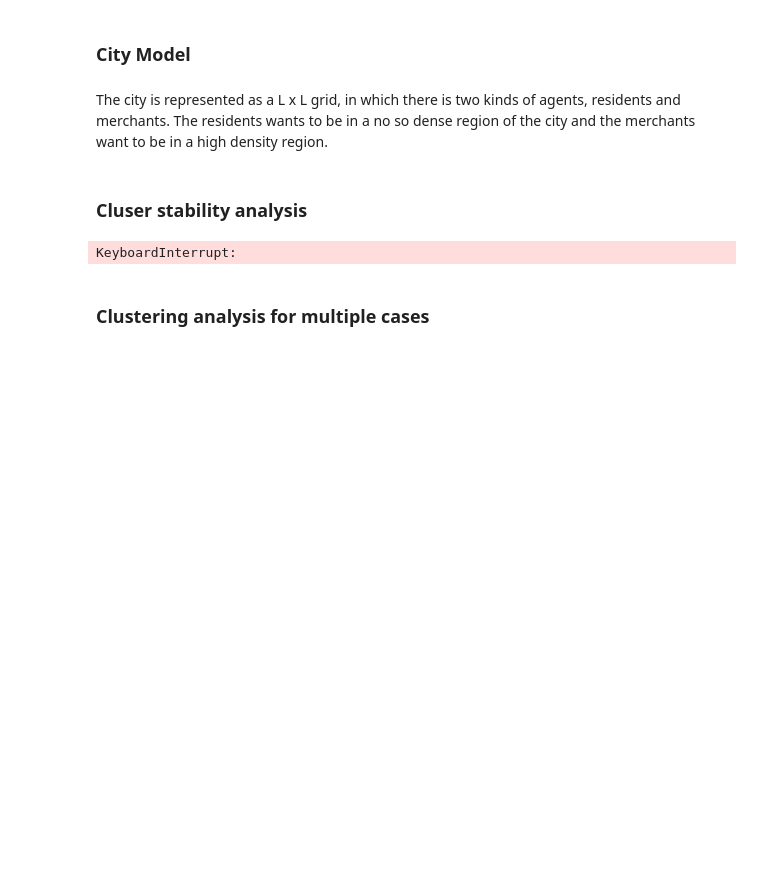
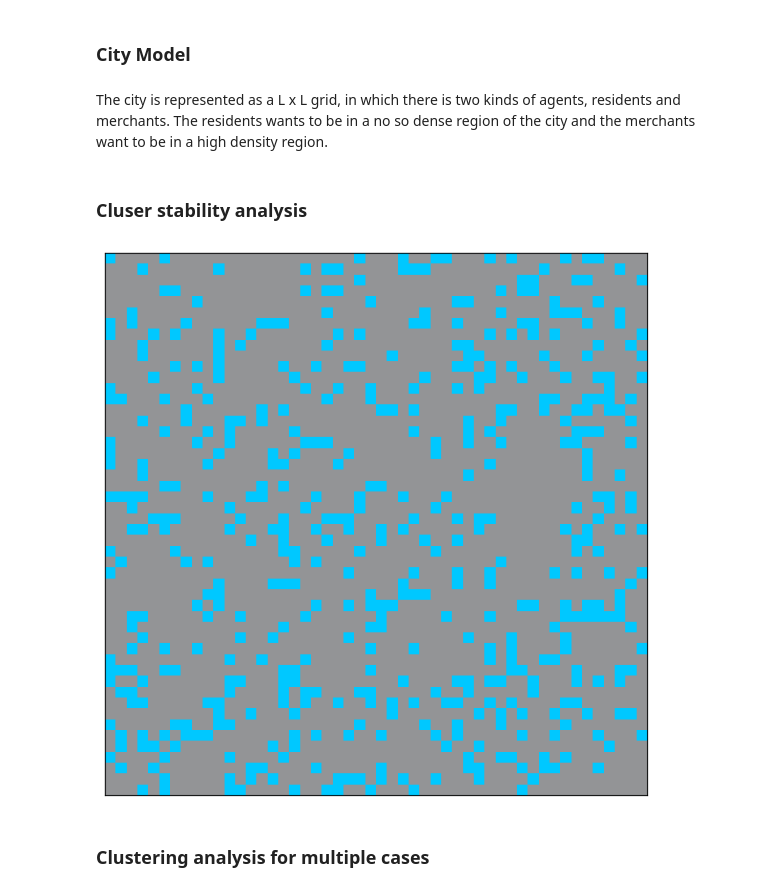
Before and after one commit to AlantheBenign/Critical-mass-model-for-social-dynamic, a Jupyter notebook: Projeto/Cluster Analysis.ipynb, the cells around one changed output. Drawn from its saved outputs; the diff is of its cells as text; code cells hidden in the pictures; blank space fills up the shorter version.

```diff
--- a/Projeto/Cluster Analysis.ipynb
+++ b/Projeto/Cluster Analysis.ipynb
@@ -19,11 +19,11 @@ The city is represented as a L x L grid, in which there is two kinds of agents,
 ### Cluser stability analysis
 # %%
 L = 50
-agentDensity = 0.6
-minimalNumberOfNeighbors = 5
+agentDensity = 0.2
+minimalNumberOfNeighbors = 8
 residentRelativeDensity = 0
 timeSteps = 10000
-periodicBoundaries = True
+periodicBoundaries = False
 unitaryEvolution = False
 plot = True
 args = [('neighborhood', 1), ('minimal_neighbors_merchant_density', minimalNumberOfNeighbors/8), ('minimal_merchant_neighbors_resident_density', 0)]
@@ -36,35 +36,35 @@ if unitaryEvolution:
         city.evolve_unitary(periodicBoundaries, 1)
 
         if i%50 == 0 and plot:
             city.print_city()
             display.clear_output(wait=True)
 
     display.clear_output(wait=True)
     city.print_city()
 
 
 else:
     for i in range(timeSteps):
         # stop condition
         if i%5 == 0:
             oldCity = np.copy(city.city)
             city.evolve(periodicBoundaries, 1)
             dif = oldCity - city.city
             if all(all(element == 0) for element in dif):
                 city.print_city()
                 break
 
         else:
             city.evolve(periodicBoundaries, 1)
 
-        if i%200 == 0 and plot:
+        if i%100 == 0 and plot:
             city.print_city()
             display.clear_output(wait=True)
 
     display.clear_output(wait=True)
     city.print_city()
 # %% [output]
-KeyboardInterrupt:
+[figure, added]
 # %% [markdown]
 ### Clustering analysis for multiple cases
 # %%
```
Also changed, not shown: parts of 5 cells of this notebook, 5 other files.
